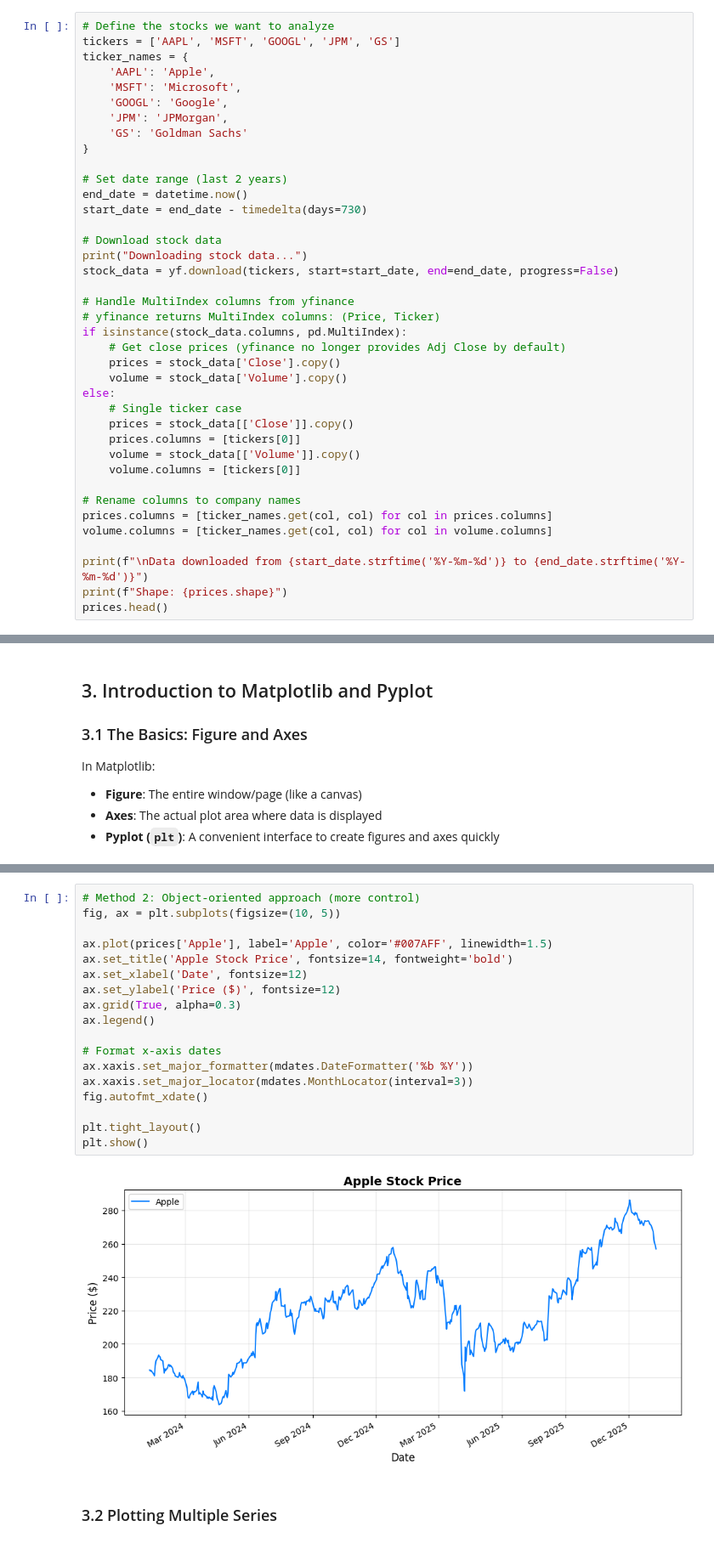
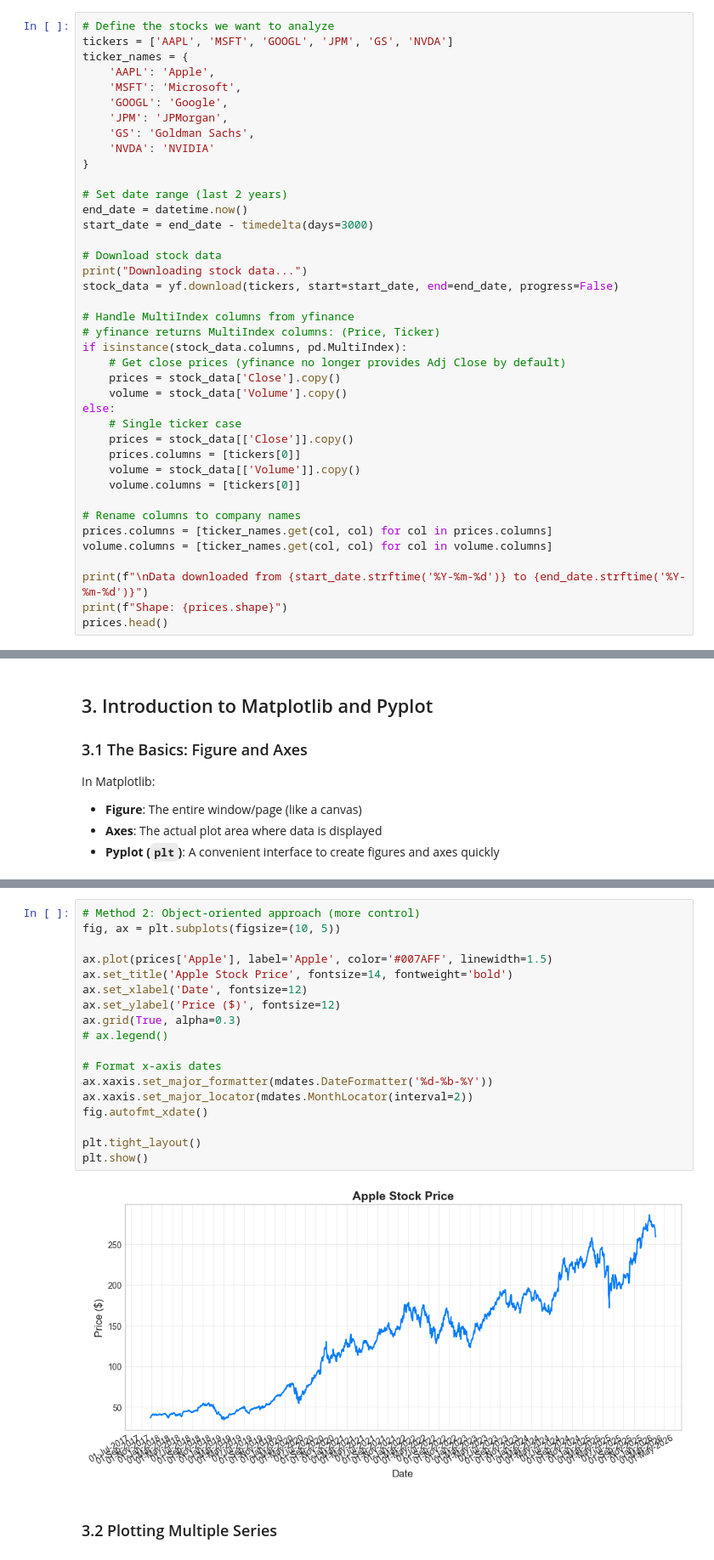
Before and after one commit to anzonyquispe/Python-for-Finance, a Jupyter notebook: Excersices/Finance_Visualization_Tutorial.ipynb, the cells around one changed output, grey strips where cells are left out. Shown at 85% size. Cells and saved outputs as stored; diff of their text form.

```diff
--- a/Excersices/Finance_Visualization_Tutorial.ipynb
+++ b/Excersices/Finance_Visualization_Tutorial.ipynb
@@ -62,18 +62,19 @@ All libraries imported successfully!
 We'll use `yfinance` to download real stock data. Let's get data for some major companies.
 # %%
 # Define the stocks we want to analyze
-tickers = ['AAPL', 'MSFT', 'GOOGL', 'JPM', 'GS']
+tickers = ['AAPL', 'MSFT', 'GOOGL', 'JPM', 'GS', 'NVDA']
 ticker_names = {
     'AAPL': 'Apple',
     'MSFT': 'Microsoft',
     'GOOGL': 'Google',
     'JPM': 'JPMorgan',
-    'GS': 'Goldman Sachs'
+    'GS': 'Goldman Sachs',
+    'NVDA': 'NVIDIA'
 }
 
 # Set date range (last 2 years)
 end_date = datetime.now()
-start_date = end_date - timedelta(days=730)
+start_date = end_date - timedelta(days=3000)
 
 # Download stock data
 print("Downloading stock data...")
@@ -153,23 +191,23 @@ plt.show()
 # %%
 # Method 2: Object-oriented approach (more control)
 fig, ax = plt.subplots(figsize=(10, 5))
 
 ax.plot(prices['Apple'], label='Apple', color='#007AFF', linewidth=1.5)
 ax.set_title('Apple Stock Price', fontsize=14, fontweight='bold')
 ax.set_xlabel('Date', fontsize=12)
 ax.set_ylabel('Price ($)', fontsize=12)
 ax.grid(True, alpha=0.3)
-ax.legend()
+# ax.legend()
 
 # Format x-axis dates
-ax.xaxis.set_major_formatter(mdates.DateFormatter('%b %Y'))
-ax.xaxis.set_major_locator(mdates.MonthLocator(interval=3))
+ax.xaxis.set_major_formatter(mdates.DateFormatter('%d-%b-%Y'))
+ax.xaxis.set_major_locator(mdates.MonthLocator(interval=2))
 fig.autofmt_xdate()
 
 plt.tight_layout()
 plt.show()
 # %% [output]
-[figure, old version]
+[figure, new version]
 # %% [markdown]
 ### 3.2 Plotting Multiple Series
 # %%
```
Also changed, not shown: parts of 24 cells of this notebook, 4 other files.
